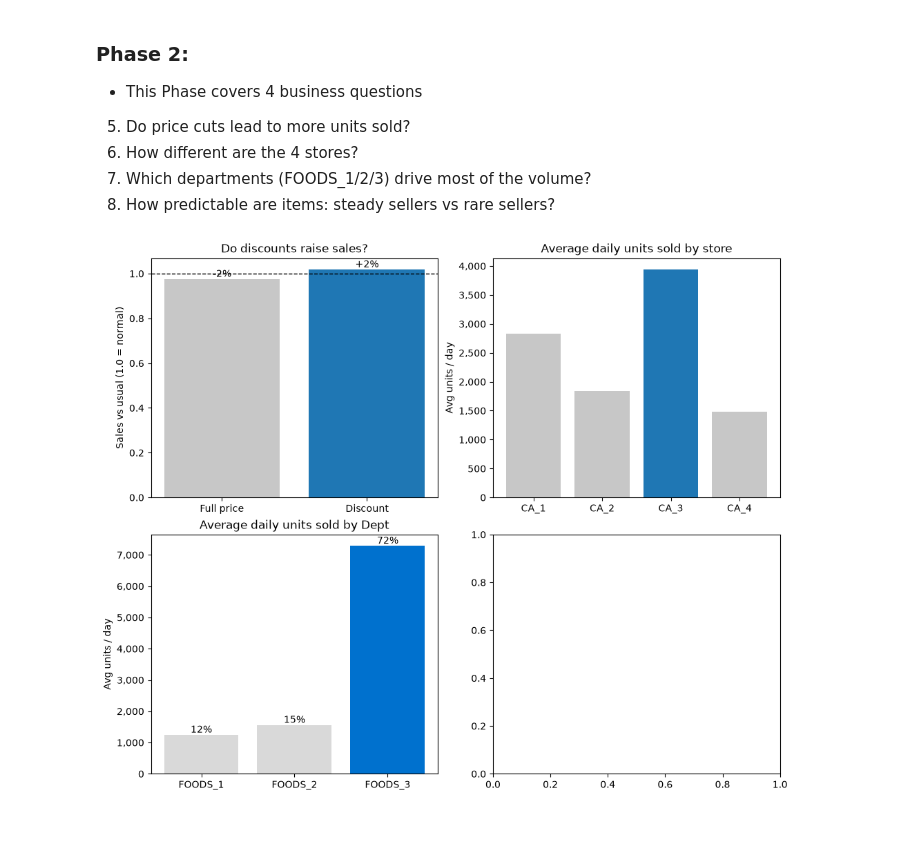
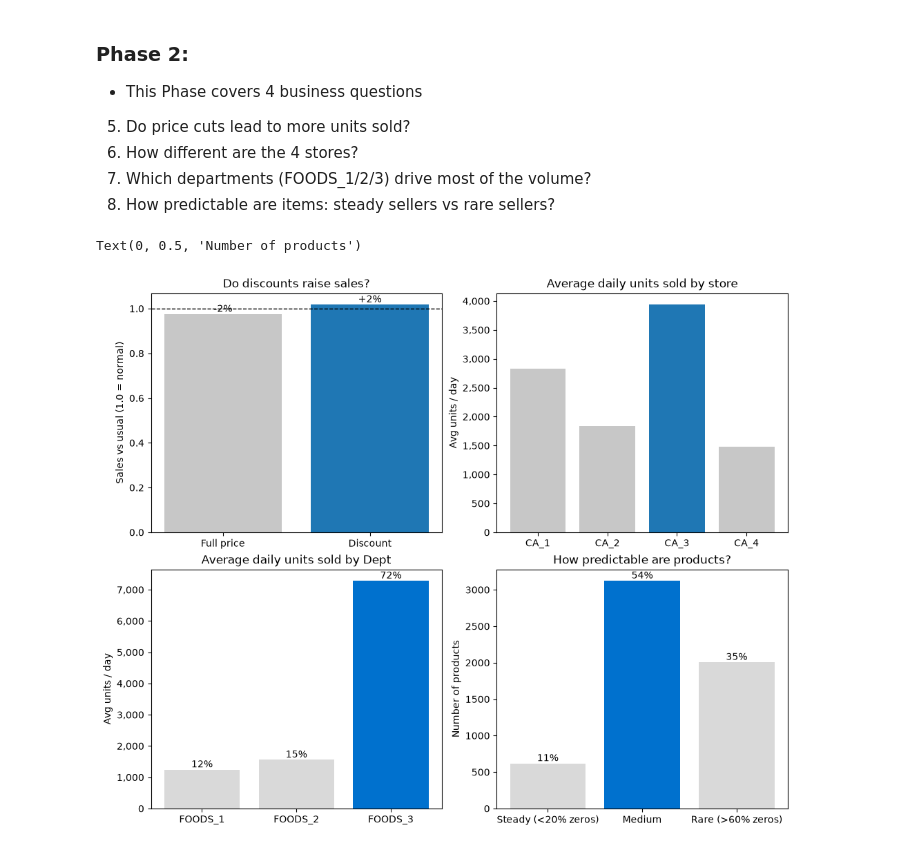
Before and after one commit to Snehil-Raut/Demand-Forecasting, a Jupyter notebook: notebooks/02_eda.ipynb, the cells around one changed output. Saved outputs shown, nothing was run; the diff lists cells and outputs as text; code cells hidden in the pictures.

```diff
--- a/notebooks/02_eda.ipynb
+++ b/notebooks/02_eda.ipynb
@@ -161,31 +161,41 @@ price_effect.index = price_effect.index.map({False: "Full price", True: "Discoun
 bars = axs[0,0].bar(price_effect.index, price_effect.values, color=["#c7c7c7", "#1f77b4"])
 axs[0,0].bar_label(bars, labels=[f"{(v-1)*100:+.0f}%" for v in price_effect.values])
 axs[0,0].axhline(1, color="black", linestyle="--", linewidth=1)   # 1.0 = usual sales
 axs[0,0].set_title("Do discounts raise sales?")
 axs[0,0].set_ylabel("Sales vs usual (1.0 = normal)")
 
 # How different 4 stores are
 store_daily = df_open.groupby(["date", "store_id"])["sales"].sum()
 store_avg   = store_daily.groupby(level=1).mean()
 
 colors = ["#1f77b4" if s == store_avg.idxmax() else "#c7c7c7" for s in store_avg.index]
 axs[0,1].bar(store_avg.index, store_avg.values, color=colors)
 axs[0,1].set_title("Average daily units sold by store")
 axs[0,1].set_ylabel("Avg units / day")
 axs[0,1].yaxis.set_major_formatter(FuncFormatter(lambda x, _: f"{x:,.0f}"))
 
 # Which dept of FOODS drive sales
 dept_daily = df_open.groupby(["date", "dept_id"])["sales"].sum()
 dept_avg   = dept_daily.groupby(level=1).mean()
 
 colors = ["#0071CE" if s == dept_avg.idxmax() else "#d9d9d9" for s in dept_avg.index]
 bars = axs[1,0].bar(dept_avg.index, dept_avg.values, color=colors)
 share = dept_avg / dept_avg.sum() * 100
 axs[1,0].bar_label(bars, labels=[f"{p:.0f}%" for p in share])
 axs[1,0].set_title("Average daily units sold by Dept")
 axs[1,0].set_ylabel("Avg units / day")
 axs[1,0].yaxis.set_major_formatter(FuncFormatter(lambda x, _: f"{x:,.0f}"))
 
 # How predictable are items: steady sellers vs rare sellers?
+zero_share = (df_open["sales"] == 0).groupby(df_open["id"]).mean()
+seller_type = pd.cut(zero_share, bins=[-0.01, 0.20, 0.60, 1.0], labels=["Steady (<20% zeros)", "Medium", "Rare (>60% zeros)"])
+type_counts = seller_type.value_counts().reindex(seller_type.cat.categories)
+
+colors = ["#0071CE" if t == type_counts.idxmax() else "#d9d9d9" for t in type_counts.index]
+bars = axs[1,1].bar(type_counts.index, type_counts.values, color=colors)
+axs[1,1].bar_label(bars, labels=[f"{v/type_counts.sum()*100:.0f}%" for v in type_counts.values])
+axs[1,1].set_title("How predictable are products?")
+axs[1,1].set_ylabel("Number of products")
 # %% [output]
+Text(0, 0.5, 'Number of products')
-[figure, old version]
+[figure, new version]
```
Also changed, not shown: parts of 3 cells of this notebook.
